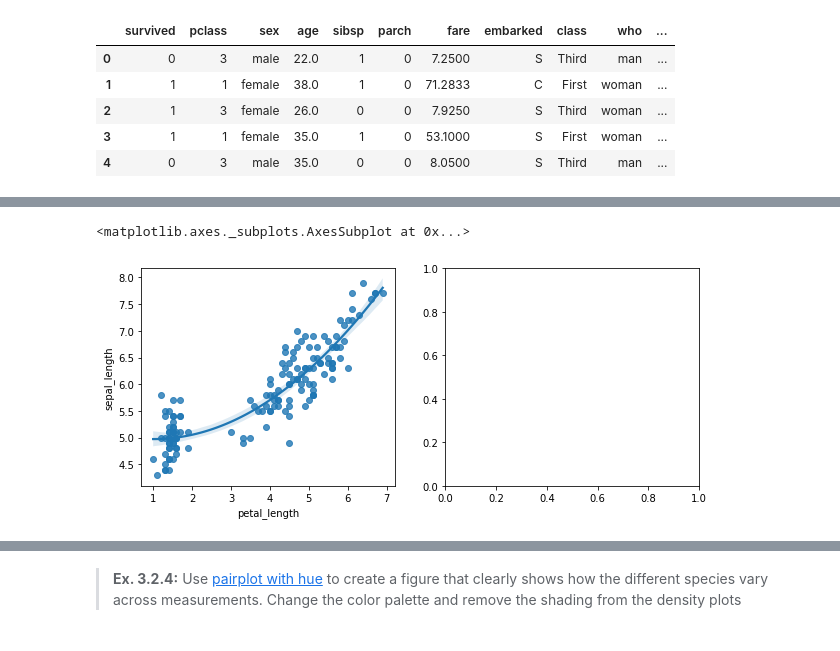
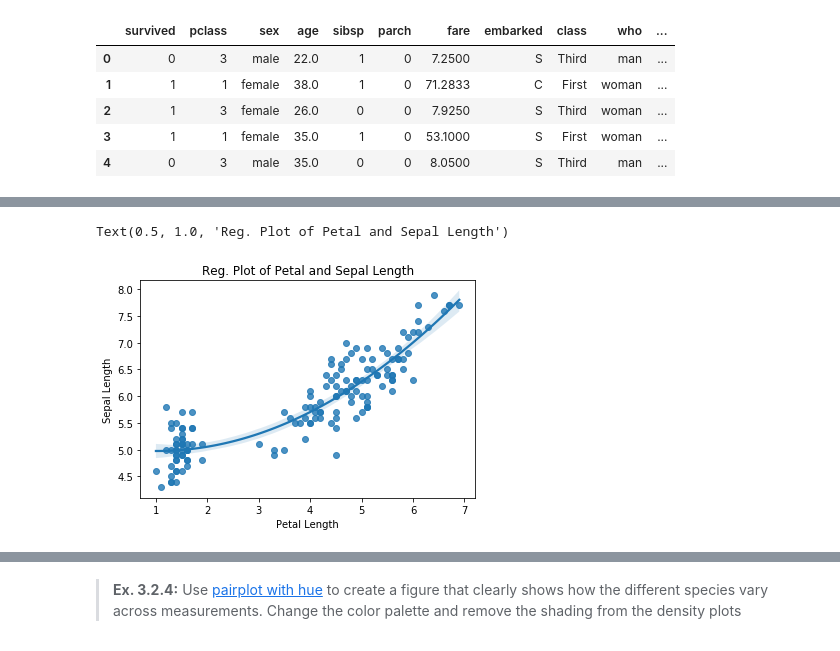
Before and after one commit to Malene1234/Group_52, a Jupyter notebook: assignment_1.ipynb, the cells around one changed output, grey strips where cells are left out. Saved outputs shown, nothing was run; the diff lists cells and outputs as text; code cells hidden in the pictures.

```diff
--- a/assignment_1.ipynb
+++ b/assignment_1.ipynb
@@ -66,10 +62,3 @@ Can you make a boxplot showing the same information (why/why not?). Write three
 > <img src="iris_pic.png" alt="Drawing" style="width: 200px;"/>
 >
 >> _Hint:_ use the `.regplot` method from seaborn.
-# %%
-#Ex. 3.2.2:
-f,ax1 = plt.subplots(1,2, figsize=(10,4))
-sns.regplot(x ='petal_length', y = 'sepal_length', data=iris, ax=ax1[0], order=2)
-# %% [output]
-<matplotlib.axes._subplots.AxesSubplot at 0x...>
-[figure, removed]
@@ -81,3 +65,20 @@ What could we do differently?
+# %%
+# [Answer to Ex. 3.2.2]
+
+sns.regplot(x=iris['petal_length'], y=iris['sepal_length'], order=2)
+plt.xlabel('Petal Length')
+plt.ylabel('Sepal Length')
+plt.title('Reg. Plot of Petal and Sepal Length')
+
+#Well, yes, to some extent; the graph reflects a positive relation between sepal and petal length.
+#However, some would argue, that the relation is quite trivial, and therefore bland, i.e. the greater a plant/flower grows/blooms, the greater size it will have.
+#It seems like the observations are concentrated into two masses, where the one to the lower left seems to contribute to effect of a quadratic relation.
+#Erasing/leaving it out would leave us with a simple linear relation.
+#Thus, one could try to isolate the two masses and depict them individually by assigning each mass some binary id.
+#For example, we could compare the two masses' median sepal and petal lenght by depicting them in a boxplot.
+# %% [output]
+Text(0.5, 1.0, 'Reg. Plot of Petal and Sepal Length')
+[figure, added]
 # %% [markdown]
 > **Ex. 3.2.3:** Combine the two of the figures you created above into a two-panel figure similar to the one shown here:
 > <img src="Example.png" alt="Drawing" style="width: 600px;"/>
```
Also changed, not shown: parts of 19 cells of this notebook.
